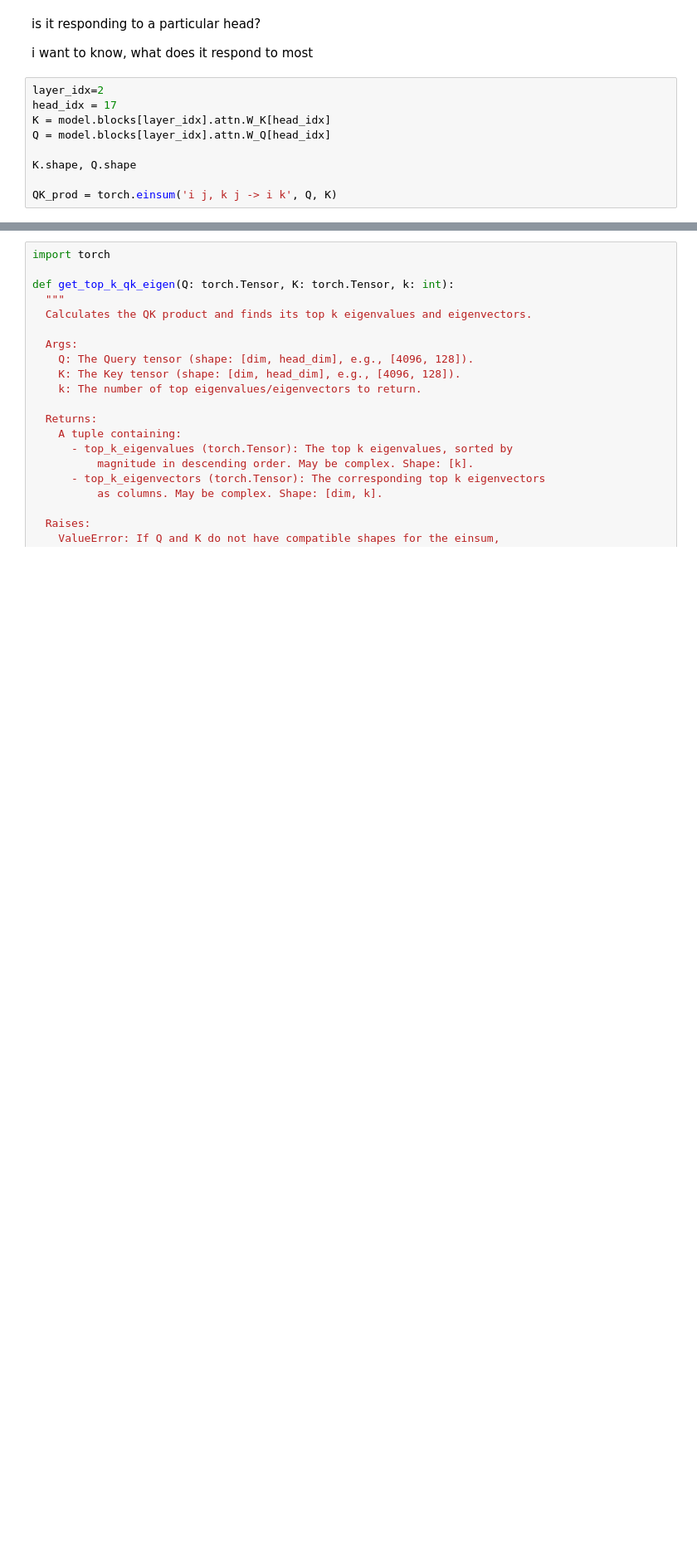
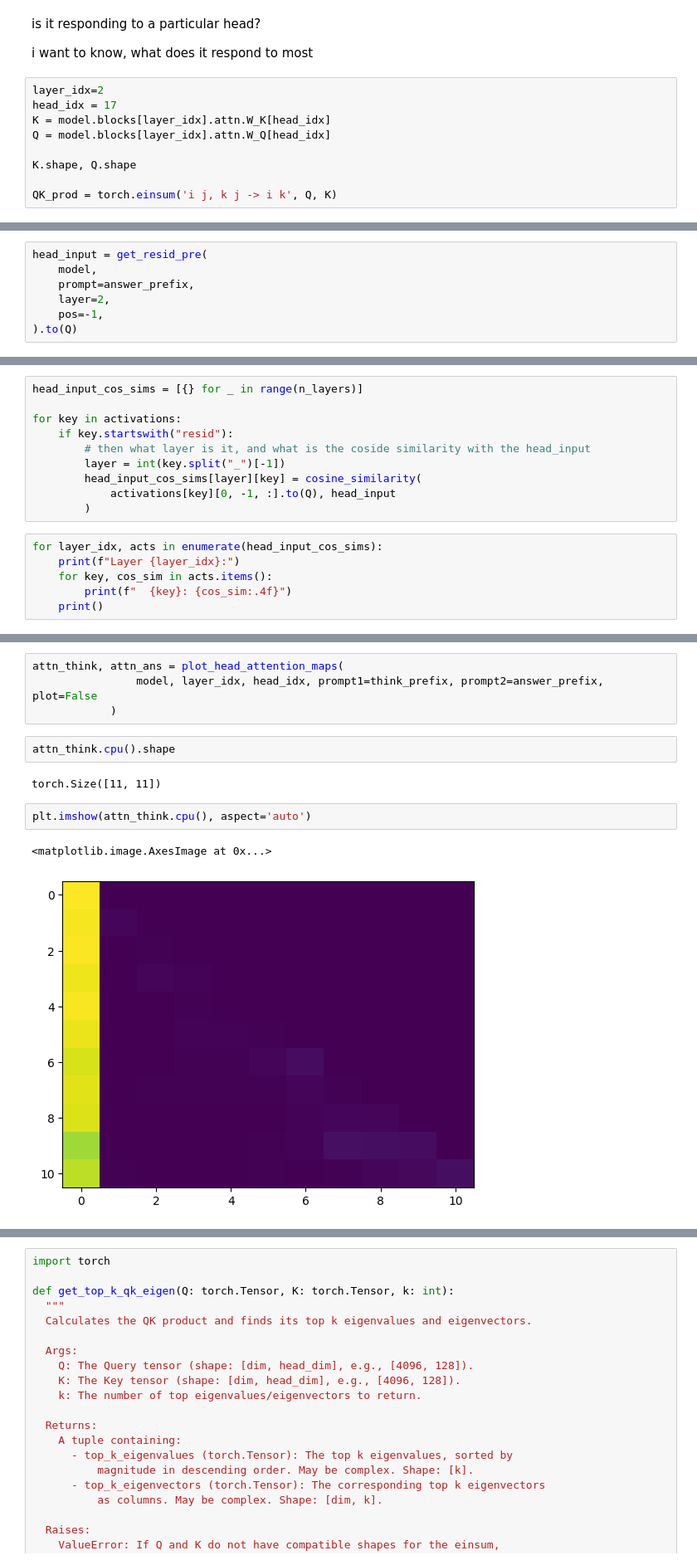
Before and after one commit to durrcommasteven/mech_interp_research, a Jupyter notebook: circuit_investigation.ipynb, the cells around one changed output, grey strips where cells are left out. Shown: that part at 83% size. Saved outputs shown, nothing was run; the diff lists cells and outputs as text; blank space fills up the shorter version.

```diff
--- a/circuit_investigation.ipynb
+++ b/circuit_investigation.ipynb
@@ -138,0 +223,7 @@ QK_prod = torch.einsum('i j, k j -> i k', Q, K)
+# %%
+head_input = get_resid_pre(
+    model,
+    prompt=answer_prefix,
+    layer=2,
+    pos=-1,
+).to(Q)
@@ -138,0 +266,16 @@ QK_prod = torch.einsum('i j, k j -> i k', Q, K)
+# %%
+head_input_cos_sims = [{} for _ in range(n_layers)]
+
+for key in activations:
+    if key.startswith("resid"):
+        # then what layer is it, and what is the coside similarity with the head_input
+        layer = int(key.split("_")[-1])
+        head_input_cos_sims[layer][key] = cosine_similarity(
+            activations[key][0, -1, :].to(Q), head_input
+        )
+# %%
+for layer_idx, acts in enumerate(head_input_cos_sims):
+    print(f"Layer {layer_idx}:")
+    for key, cos_sim in acts.items():
+        print(f"  {key}: {cos_sim:.4f}")
+    print()
@@ -138,0 +297,13 @@ QK_prod = torch.einsum('i j, k j -> i k', Q, K)
+# %%
+attn_think, attn_ans = plot_head_attention_maps(
+                model, layer_idx, head_idx, prompt1=think_prefix, prompt2=answer_prefix, plot=False
+            )
+# %%
+attn_think.cpu().shape
+# %% [output]
+torch.Size([11, 11])
+# %%
+plt.imshow(attn_think.cpu(), aspect='auto')
+# %% [output]
+<matplotlib.image.AxesImage at 0x...>
+[figure, added]
```
Also changed, not shown: parts of 37 cells of this notebook.
